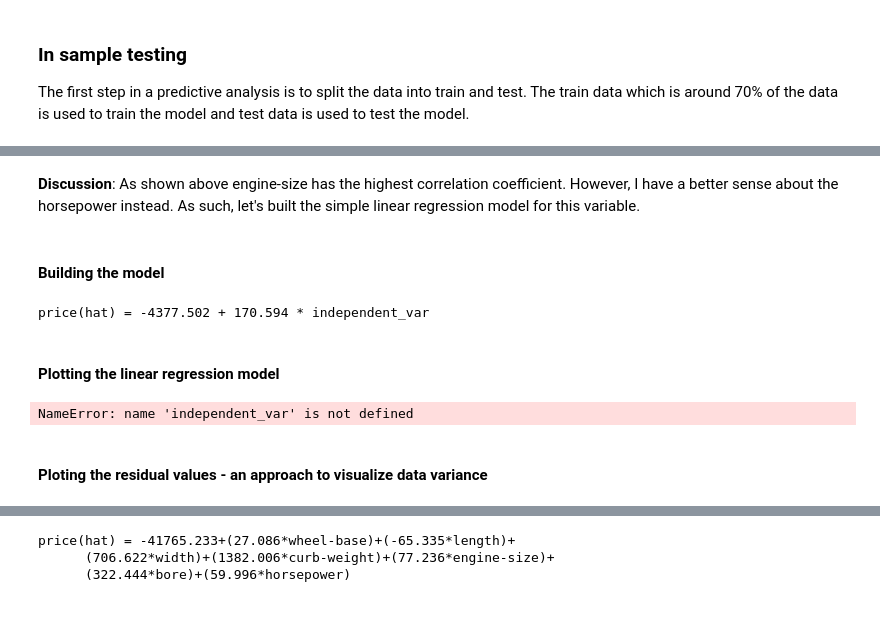
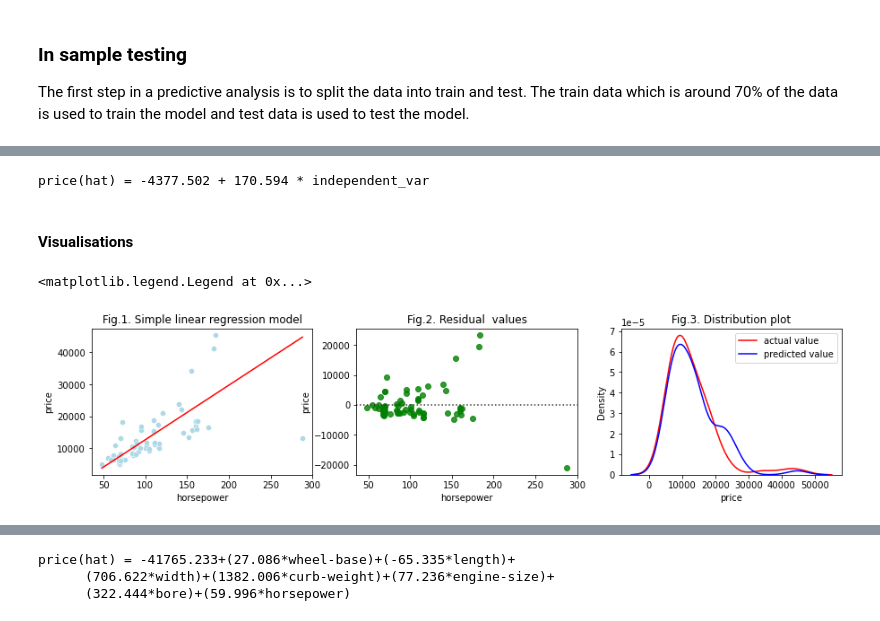
Before and after one commit to Farhad-Davaripour/Step_by_Step_Data_Analysis_Auto_Dataset, a Jupyter notebook: Code_Python.ipynb, the cells around one changed output, grey strips where cells are left out. Cells and saved outputs as stored; diff of their text form; code cells hidden in the pictures.

```diff
--- a/Code_Python.ipynb
+++ b/Code_Python.ipynb
@@ -441,7 +443,3 @@ x_train, x_test, y_train, y_test = train_test_split(x_data_total, y_data_total,
-# %% [markdown]
-**Discussion**: As shown above engine-size has the highest correlation coefficient. However, I have a better sense about the horsepower instead. As such, let's built the simple linear regression model for this variable.
-# %% [markdown]
-#### Building the model
 # %%
 lm_lr=LinearRegression() # creating a linear regression object
 lm_lr.fit(x_train[['horsepower']],y_train) # train the model
@@ -450,17 +448,25 @@ coeff=lm_lr.coef_
 print(f'price(hat) = {round(intercept,3)} + {round(coeff[0],3)} * independent_var')
 # %% [output]
 price(hat) = -4377.502 + 170.594 * independent_var
-# %% [markdown]
-#### Plotting the linear regression model
+# %% [markdown]
+#### Visualisations
 # %%
 %%capture --no-display
-# let's plot the regression model above
+# Plotting the simple regression model
+fig, ax = plt.subplots(1,3,figsize = (15,3))
 yhat_lr=lm_lr.predict(x_test[['horsepower']])
-plt.scatter(x_test[independent_var],y_test, color='lightblue')
-sns.lineplot(x_test[independent_var],yhat_lr, color='red')
-plt.ylabel('price$')
-plt.title('Simple linear regression model')
+sns.scatterplot(x_test['horsepower'],y_test, color='lightblue',ax = ax[0])
+sns.lineplot(x_test['horsepower'],yhat_lr, color='red', ax = ax[0])
+ax[0].set_title('Fig.1. Simple linear regression model')
+## Plotting the residual values
+sns.residplot(x_test[['horsepower']],y_test,color='green',ax = ax[1])
+ax[1].set_title('Fig.2. Residual  values')
+## Distribution plot
+yhat_lr=lm_lr.predict(x_test[['horsepower']])
+sns.distplot(y_test, hist=False,color='r',label="actual value",ax = ax[2])
+sns.distplot(yhat_lr, hist=False,color='blue',label="predicted value",ax = ax[2])
+ax[2].set_title('Fig.3. Distribution plot')
+ax[2].legend()
 # %% [output]
-NameError: name 'independent_var' is not defined
+<matplotlib.legend.Legend at 0x...>
+[figure, added]
-# %% [markdown]
-#### Ploting the residual values - an approach to visualize data variance
```
Also changed, not shown: parts of 24 cells of this notebook.
